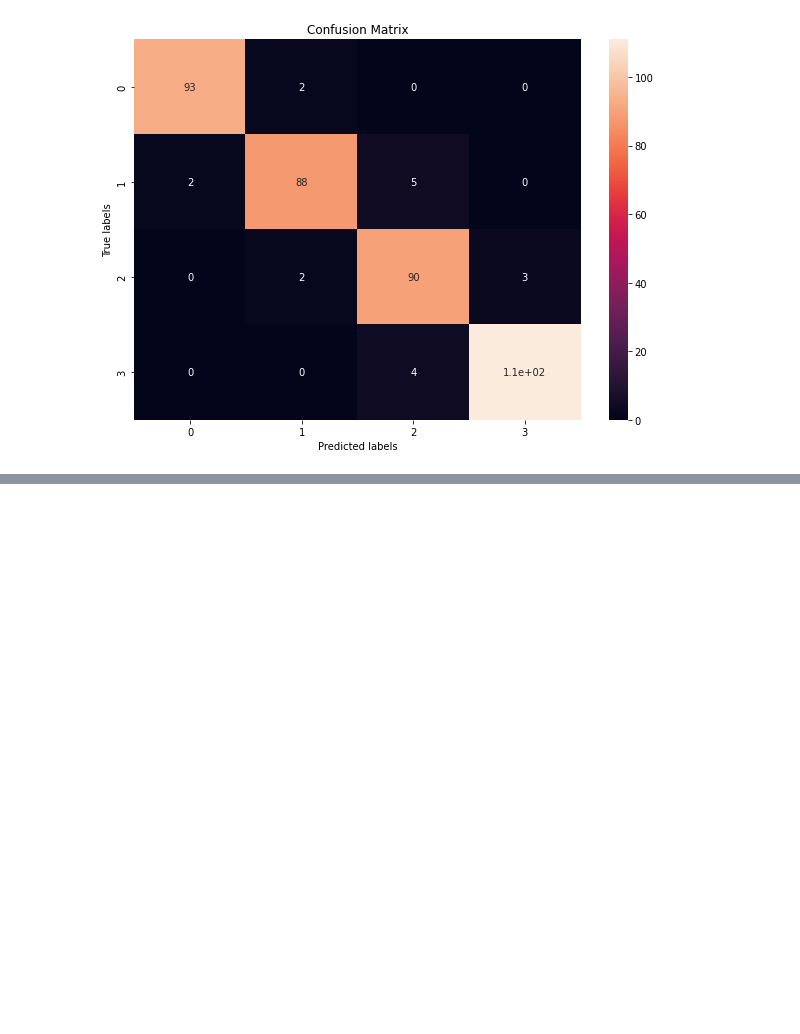
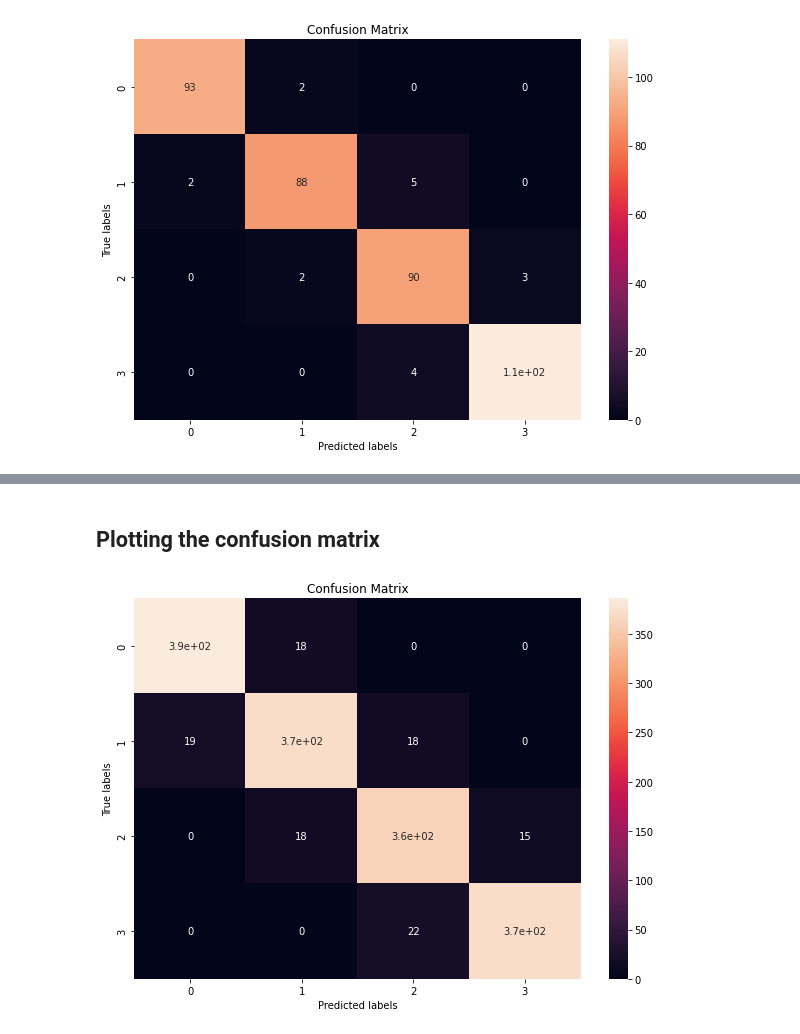
Before and after one commit to Kedarpatil24/Mobile-Price-Range-Prediction, a Jupyter notebook: Mobile_Price_Range_Prediction_Capstone_Project.ipynb, the cells around one changed output, grey strips where cells are left out. Cells and saved outputs as stored; diff of their text form; code cells hidden in the pictures; blank space fills up the shorter version.

```diff
--- a/Mobile_Price_Range_Prediction_Capstone_Project.ipynb
+++ b/Mobile_Price_Range_Prediction_Capstone_Project.ipynb
@@ -692,0 +705,3 @@ test_confusion_matrix(cm_test)
+# %%
+Decision_classifier = DecisionTreeClassifier(criterion='entropy', max_leaf_nodes=10, random_state=0)
+Decision_classifier.fit(X_train, y_train)
@@ -692,0 +836,38 @@ test_confusion_matrix(cm_test)
+# %%
+from sklearn.metrics import accuracy_score, confusion_matrix,roc_auc_score, classification_report
+
+# Get the accuracy scores
+
+train_accuracy = accuracy_score(tune_y_train_pred,y_train)
+test_accuracy = accuracy_score(tune_y_test_pred,y_test)
+
+print("The accuracy on train data is :", train_accuracy)
+print("The accuracy on test data is :", test_accuracy)
+print('--'*20)
+print('--'*20)
+
+cm_train = confusion_matrix(tune_y_train_pred, y_train)
+cm_test = confusion_matrix(tune_y_test_pred, y_test)
+
+print("The confusion matrix on the train data is :")
+print(cm_train)
+print('')
+print("The confusion matrix on the train data is :")
+print(cm_test)
+print('--'*20)
+print('--'*20)
+
+train_report = classification_report(tune_y_train_pred, y_train)
+test_report = classification_report(tune_y_test_pred, y_test)
+print("The classification report on the train data is :")
+print(train_report)
+print('')
+print("The classification report on the test data is :")
+print(test_report)
+print('--'*20)
+print('--'*20)
+
+train_roc_auc_score = roc_auc_score(y_train, tuning_Decision_classifier.predict_proba(X_train), multi_class='ovr')
+test_roc_auc_score = roc_auc_score(y_test, tuning_Decision_classifier.predict_proba(X_test), multi_class='ovr')
+print("The ROC AUC score on the train data is: ", train_roc_auc_score)
+print("The ROC AUC score on the test data is: ", test_roc_auc_score)
@@ -692,0 +892,8 @@ test_confusion_matrix(cm_test)
+# %% [markdown]
+## Plotting the confusion matrix
+# %%
+# Trian Matrix
+
+train_confusion_matrix(cm_train)
+# %% [output]
+[figure, added]
```
Also changed, not shown: parts of 27 cells of this notebook.
